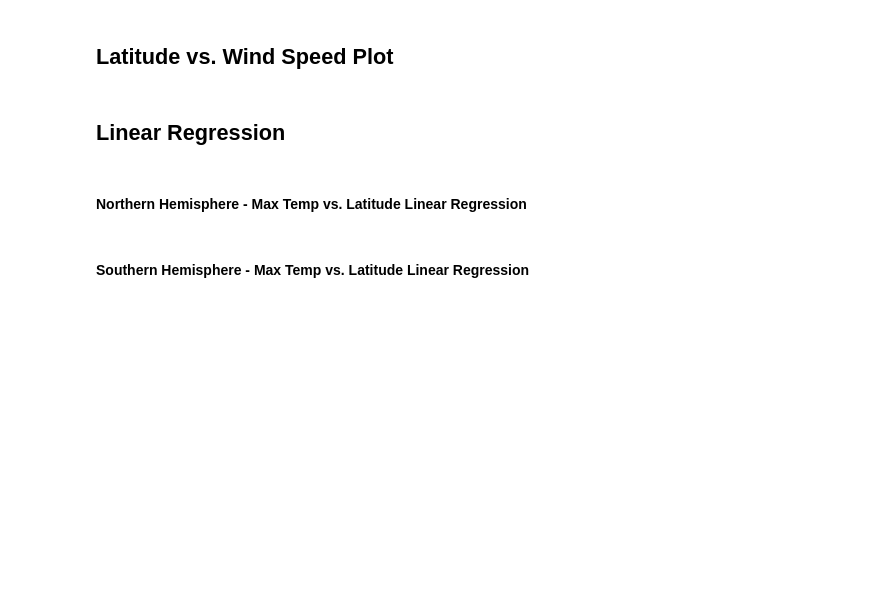
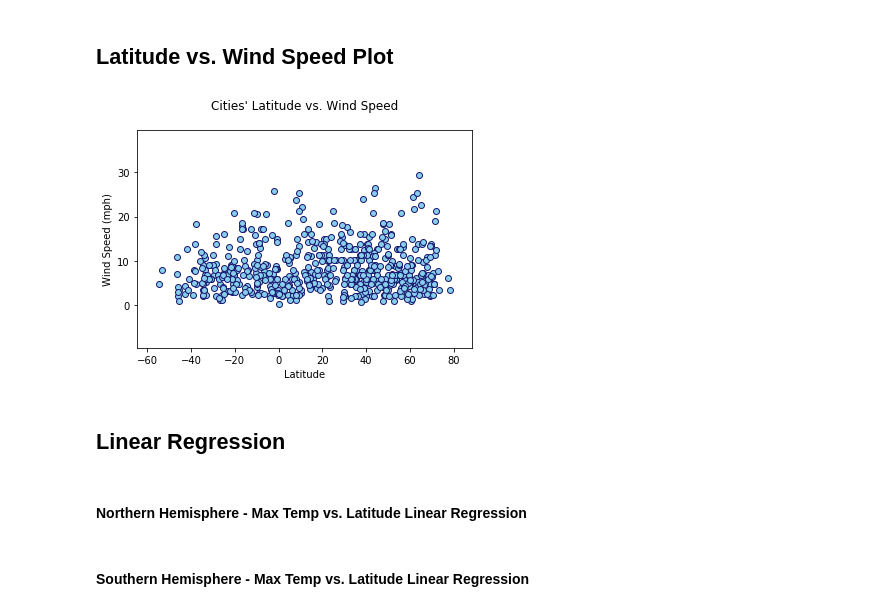
Before and after one commit to keiyaus/python-api-challenge, a Jupyter notebook: WeatherPy/WeatherPy_starter-Copy1.ipynb, the cells around one changed output. Cells and saved outputs as stored; diff of their text form; code cells hidden in the pictures; blank space fills up the shorter version.

```diff
--- a/WeatherPy/WeatherPy_starter-Copy1.ipynb
+++ b/WeatherPy/WeatherPy_starter-Copy1.ipynb
@@ -207,5 +260,23 @@ weather_data.to_csv(output_data_file ,index=False)
 # %% [markdown]
 ## Latitude vs. Wind Speed Plot
+# %%
+# Get values for plotting
+wind = weather_data['Wind Speed']
+
+# Generate scatter plot
+plt.scatter(
+    latitude, wind,
+    marker='o',
+    facecolors='skyblue',
+    edgecolors='midnightblue')
+plt.title('Cities\' Latitude vs. Wind Speed\n')
+plt.xlabel('Latitude')
+plt.ylabel('Wind Speed (mph)')
+plt.xlim(min(latitude)-10, max(latitude)+10)
+plt.ylim(min(wind)-10, max(wind)+10)
+plt.savefig("Images/LatitudeVsWindSpeed.png")
+# %% [output]
+[figure, added]
 # %% [markdown]
 ## Linear Regression
 # %%
```
Also changed, not shown: parts of 4 cells of this notebook, 4 other files.
